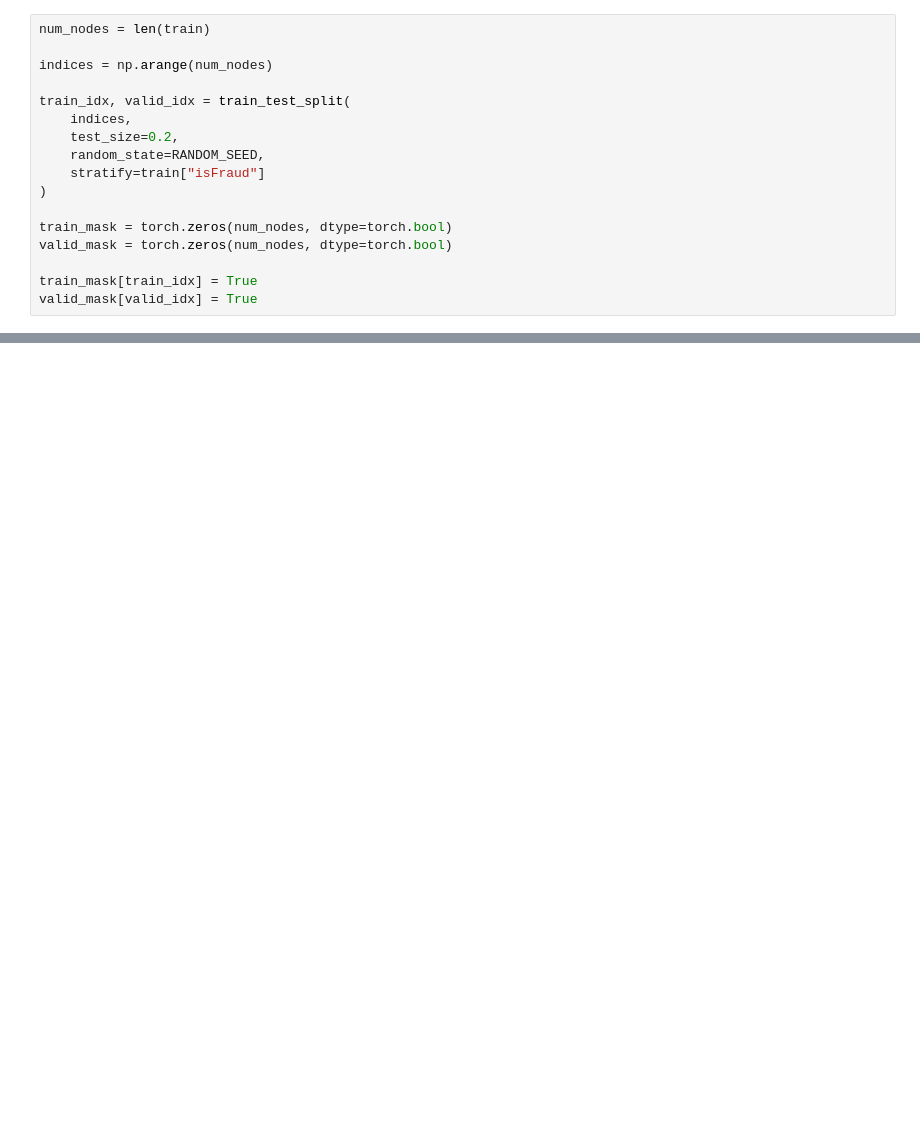
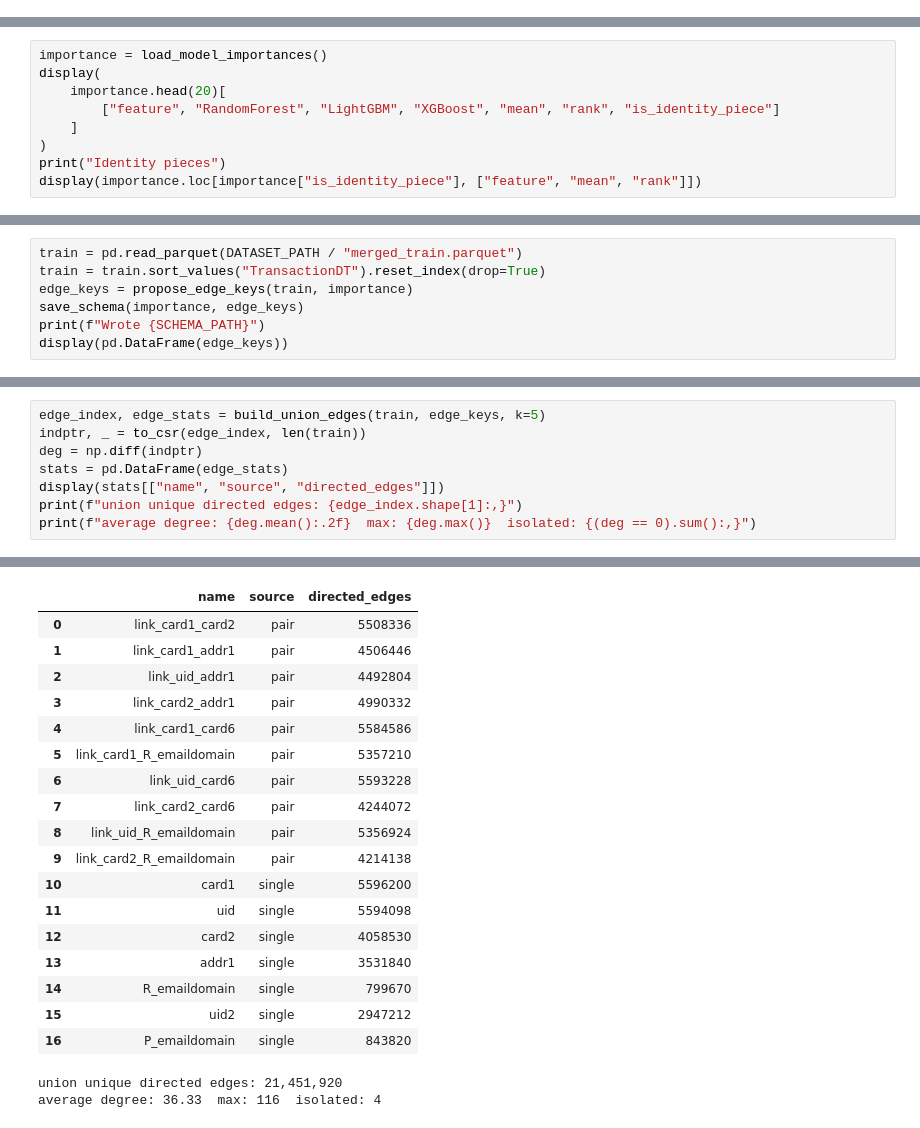
Before and after one commit to NghiaNguyen170192/minor-thesis, a Jupyter notebook: 03_graph_models.ipynb, the cells around one changed output, grey strips where cells are left out. Cells and saved outputs as stored; diff of their text form; blank space fills up the shorter version.

```diff
--- a/03_graph_models.ipynb
+++ b/03_graph_models.ipynb
@@ -184,17 +0,0 @@ Isolated nodes  : 36,762
-# %%
-num_nodes = len(train)
-
-indices = np.arange(num_nodes)
-
-train_idx, valid_idx = train_test_split(
-    indices,
-    test_size=0.2,
-    random_state=RANDOM_SEED,
-    stratify=train["isFraud"]
-)
-
-train_mask = torch.zeros(num_nodes, dtype=torch.bool)
-valid_mask = torch.zeros(num_nodes, dtype=torch.bool)
-
-train_mask[train_idx] = True
-valid_mask[valid_idx] = True
@@ -410,0 +351,9 @@ print(f"Metadata saved: {metadata_path}")
+# %%
+importance = load_model_importances()
+display(
+    importance.head(20)[
+        ["feature", "RandomForest", "LightGBM", "XGBoost", "mean", "rank", "is_identity_piece"]
+    ]
+)
+print("Identity pieces")
+display(importance.loc[importance["is_identity_piece"], ["feature", "mean", "rank"]])
@@ -410,0 +399,7 @@ print(f"Metadata saved: {metadata_path}")
+# %%
+train = pd.read_parquet(DATASET_PATH / "merged_train.parquet")
+train = train.sort_values("TransactionDT").reset_index(drop=True)
+edge_keys = propose_edge_keys(train, importance)
+save_schema(importance, edge_keys)
+print(f"Wrote {SCHEMA_PATH}")
+display(pd.DataFrame(edge_keys))
@@ -410,0 +430,9 @@ print(f"Metadata saved: {metadata_path}")
+# %%
+edge_index, edge_stats = build_union_edges(train, edge_keys, k=5)
+indptr, _ = to_csr(edge_index, len(train))
+deg = np.diff(indptr)
+stats = pd.DataFrame(edge_stats)
+display(stats[["name", "source", "directed_edges"]])
+print(f"union unique directed edges: {edge_index.shape[1]:,}")
+print(f"average degree: {deg.mean():.2f}  max: {deg.max()}  isolated: {(deg == 0).sum():,}")
+# %% [output]
@@ -410,0 +456,20 @@ print(f"Metadata saved: {metadata_path}")
+|  | name | source | directed_edges |
+| 0 | link_card1_card2 | pair | 5508336 |
+| 1 | link_card1_addr1 | pair | 4506446 |
+| 2 | link_uid_addr1 | pair | 4492804 |
+| 3 | link_card2_addr1 | pair | 4990332 |
+| 4 | link_card1_card6 | pair | 5584586 |
+| 5 | link_card1_R_emaildomain | pair | 5357210 |
+| 6 | link_uid_card6 | pair | 5593228 |
+| 7 | link_card2_card6 | pair | 4244072 |
+| 8 | link_uid_R_emaildomain | pair | 5356924 |
+| 9 | link_card2_R_emaildomain | pair | 4214138 |
+| 10 | card1 | single | 5596200 |
+| 11 | uid | single | 5594098 |
+| 12 | card2 | single | 4058530 |
+| 13 | addr1 | single | 3531840 |
+| 14 | R_emaildomain | single | 799670 |
+| 15 | uid2 | single | 2947212 |
+| 16 | P_emaildomain | single | 843820 |
+union unique directed edges: 21,451,920
+average degree: 36.33  max: 116  isolated: 4
```
Also changed, not shown: parts of 40 cells of this notebook, 18 other files.
